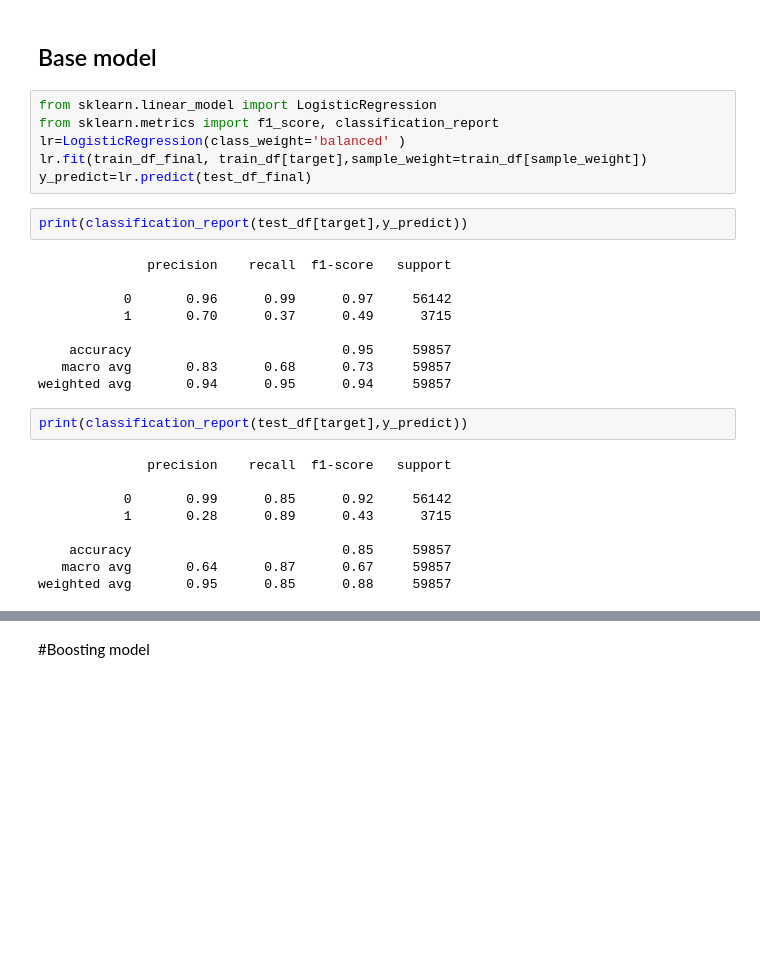
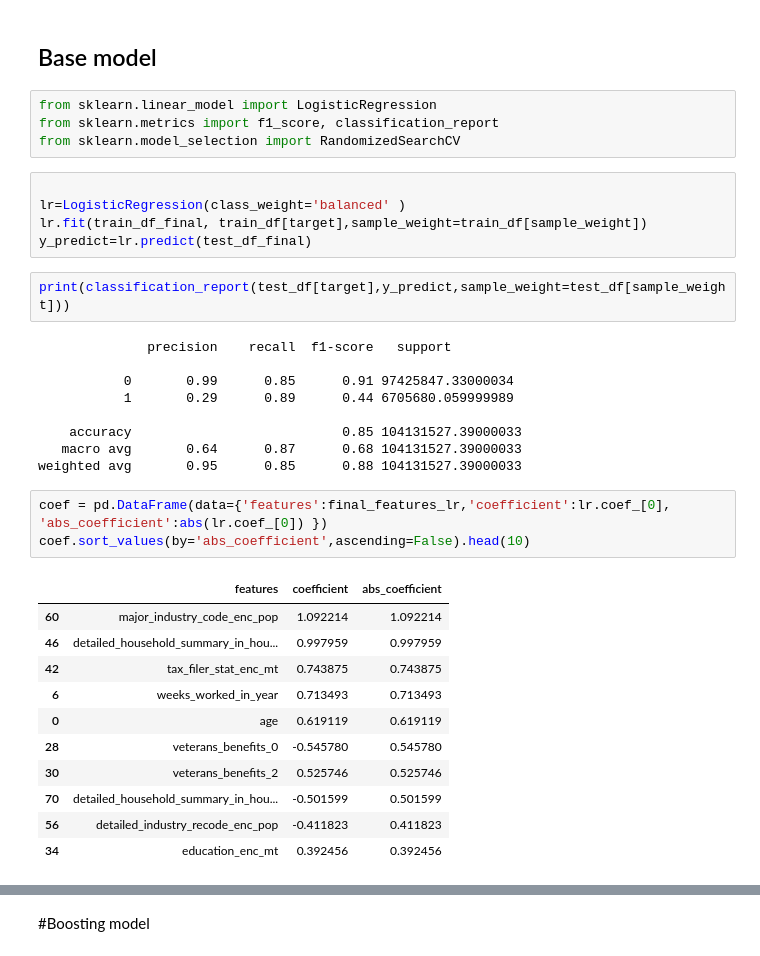
Before and after one commit to sindla97/Machine-Learning, a Jupyter notebook: census_bureau.ipynb, the cells around one changed output, grey strips where cells are left out. Cells and saved outputs as stored; diff of their text form; blank space fills up the shorter version.

```diff
--- a/census_bureau.ipynb
+++ b/census_bureau.ipynb
@@ -409,32 +392,39 @@ train_df.isna().sum().reset_index(name='p').sort_values(by='p',ascending=False)
 114 rows × 2 columns
 # %% [markdown]
 ## Base model
+# %%
+from sklearn.linear_model import LogisticRegression
+from sklearn.metrics import f1_score, classification_report
+from sklearn.model_selection import RandomizedSearchCV
 # %%
-from sklearn.linear_model import LogisticRegression
-from sklearn.metrics import f1_score, classification_report
+
 lr=LogisticRegression(class_weight='balanced' )
 lr.fit(train_df_final, train_df[target],sample_weight=train_df[sample_weight])
 y_predict=lr.predict(test_df_final)
 # %%
-print(classification_report(test_df[target],y_predict))
+print(classification_report(test_df[target],y_predict,sample_weight=test_df[sample_weight]))
 # %% [output]
               precision    recall  f1-score   support
 
-           0       0.96      0.99      0.97     56142
-           1       0.70      0.37      0.49      3715
+           0       0.99      0.85      0.91 97425847.33000034
+           1       0.29      0.89      0.44 6705680.059999989
 
-    accuracy                           0.95     59857
-   macro avg       0.83      0.68      0.73     59857
-weighted avg       0.94      0.95      0.94     59857
+    accuracy                           0.85 104131527.39000033
+   macro avg       0.64      0.87      0.68 104131527.39000033
+weighted avg       0.95      0.85      0.88 104131527.39000033
-# %%
-print(classification_report(test_df[target],y_predict))
-# %% [output]
-              precision    recall  f1-score   support
-
-           0       0.99      0.85      0.92     56142
-           1       0.28      0.89      0.43      3715
-
-    accuracy                           0.85     59857
-   macro avg       0.64      0.87      0.67     59857
-weighted avg       0.95      0.85      0.88     59857
+# %%
+coef = pd.DataFrame(data={'features':final_features_lr,'coefficient':lr.coef_[0], 'abs_coefficient':abs(lr.coef_[0]) })
+coef.sort_values(by='abs_coefficient',ascending=False).head(10)
+# %% [output]
+|  | features | coefficient | abs_coefficient |
+| 60 | major_industry_code_enc_pop | 1.092214 | 1.092214 |
+| 46 | detailed_household_summary_in_hou... | 0.997959 | 0.997959 |
+| 42 | tax_filer_stat_enc_mt | 0.743875 | 0.743875 |
+| 6 | weeks_worked_in_year | 0.713493 | 0.713493 |
+| 0 | age | 0.619119 | 0.619119 |
+| 28 | veterans_benefits_0 | -0.545780 | 0.545780 |
+| 30 | veterans_benefits_2 | 0.525746 | 0.525746 |
+| 70 | detailed_household_summary_in_hou... | -0.501599 | 0.501599 |
+| 56 | detailed_industry_recode_enc_pop | -0.411823 | 0.411823 |
+| 34 | education_enc_mt | 0.392456 | 0.392456 |
 # %%
```
Also changed, not shown: parts of 20 cells of this notebook.
